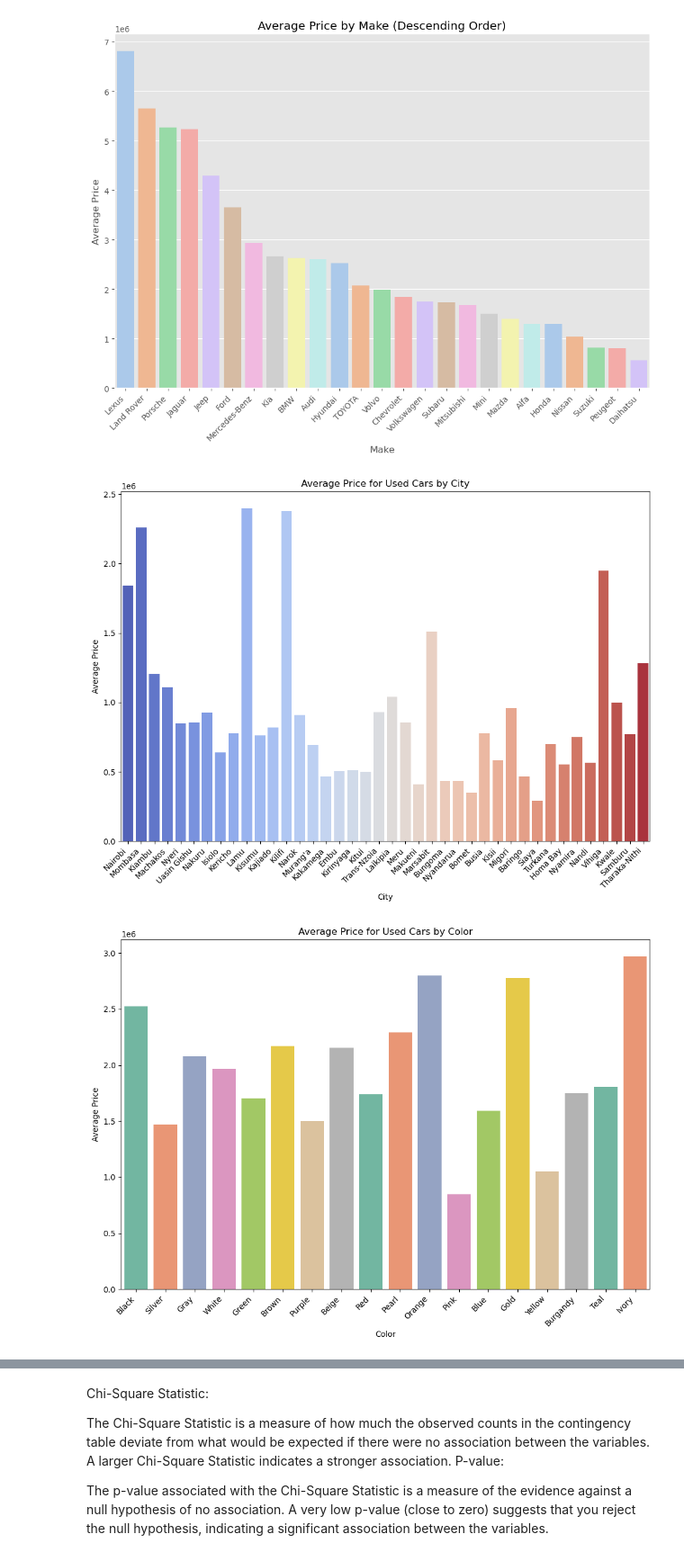
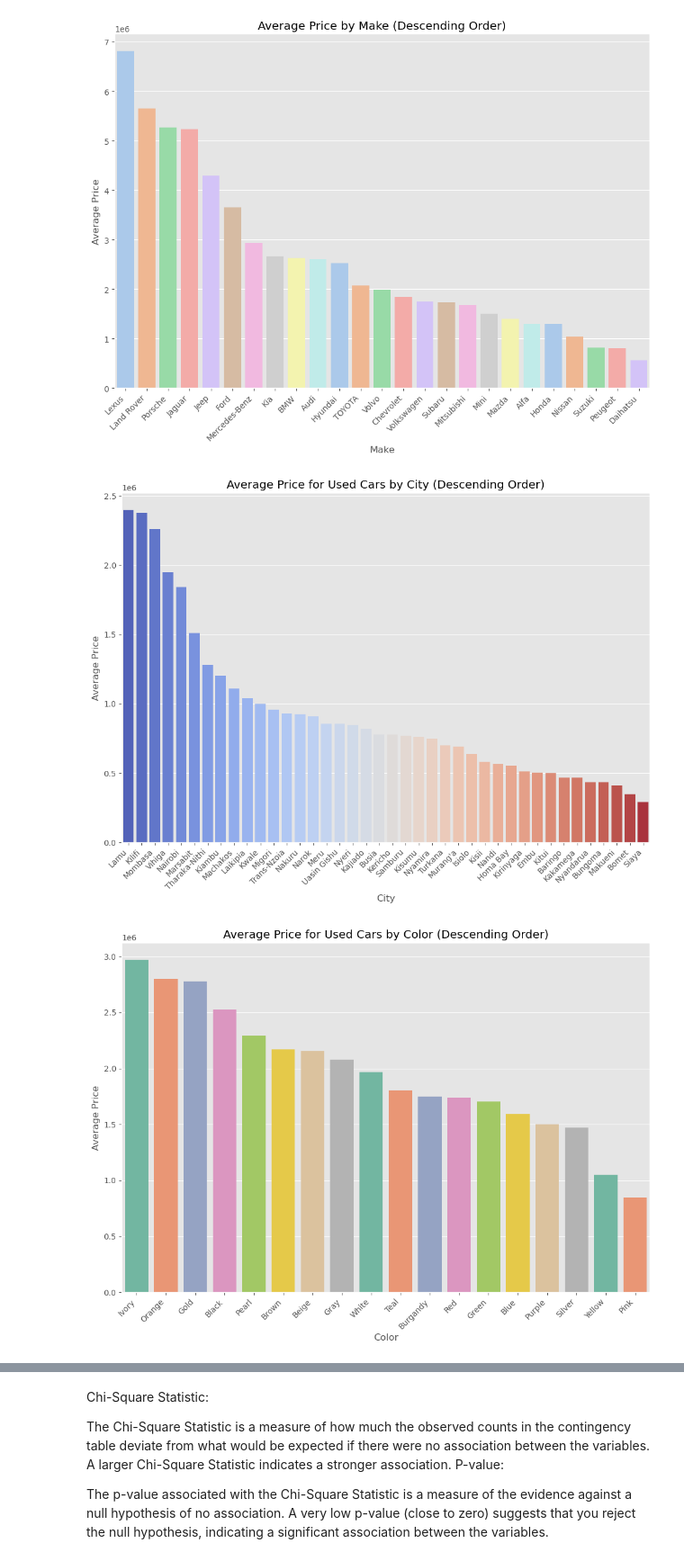
Before and after one commit to Cynthiachelangat/groupcarproject, a Jupyter notebook: model.ipynb, the cells around one changed output, grey strips where cells are left out. Shown at 90% size. Cells and saved outputs as stored; diff of their text form; code cells hidden in the pictures.

Commit message:
graph order done

```diff
--- a/model.ipynb
+++ b/model.ipynb
@@ -401,37 +401,38 @@ plt.show()
 # Set a larger figure size and higher DPI
 plt.figure(figsize=(12, 8), dpi=100)
 
-# Create the bar plot
-sns.barplot(x="City", y="Price", data=cars, ci=False, palette="coolwarm")
-plt.title("Average Price for Used Cars by City")
+# Create the bar plot with the 'City' categories in descending order and using the 'coolwarm' color palette
+sns.barplot(x="City", y="Price", data=cars, ci=False, palette="coolwarm", order=cars.groupby('City')['Price'].mean().sort_values(ascending=False).index)
+
+plt.title("Average Price for Used Cars by City (Descending Order)")
+plt.xlabel("City")
+plt.ylabel("Average Price")
 
 # Rotate x-axis tick labels by 45 degrees for better readability
 plt.xticks(rotation=45, ha="right")
 
-# Add labels to the axes
-plt.xlabel("City")
-plt.ylabel("Average Price")
-
 # Display the plot
 plt.show()
 # %% [output]
-[figure, old version]
+[figure, new version]
 # %%
+# Calculate the average price for each 'Color' category and sort them in descending order
+average_prices = cars.groupby('Color')['Price'].mean().sort_values(ascending=False)
+
 # Set a larger figure size and higher DPI
 plt.figure(figsize=(12, 8), dpi=100)
 
-# Create the bar plot
-sns.barplot(x="Color", y="Price", data=cars, ci=False, palette="Set2")
-plt.title("Average Price for Used Cars by Color")
+# Create the bar plot with the 'Color' categories in descending order and using the 'Set2' color palette
+sns.barplot(x=average_prices.index, y=average_prices.values, palette="Set2", order=average_prices.index)
+
+plt.title("Average Price for Used Cars by Color (Descending Order)")
+plt.xlabel("Color")
+plt.ylabel("Average Price")
 
 # Rotate x-axis tick labels by 45 degrees for better readability
 plt.xticks(rotation=45, ha="right")
 
-# Add labels to the axes
-plt.xlabel("Color")
-plt.ylabel("Average Price")
-
 # Display the plot
 plt.show()
 # %% [output]
-[figure, old version]
+[figure, new version]
```
Also changed, not shown: parts of 1 cell of this notebook.
